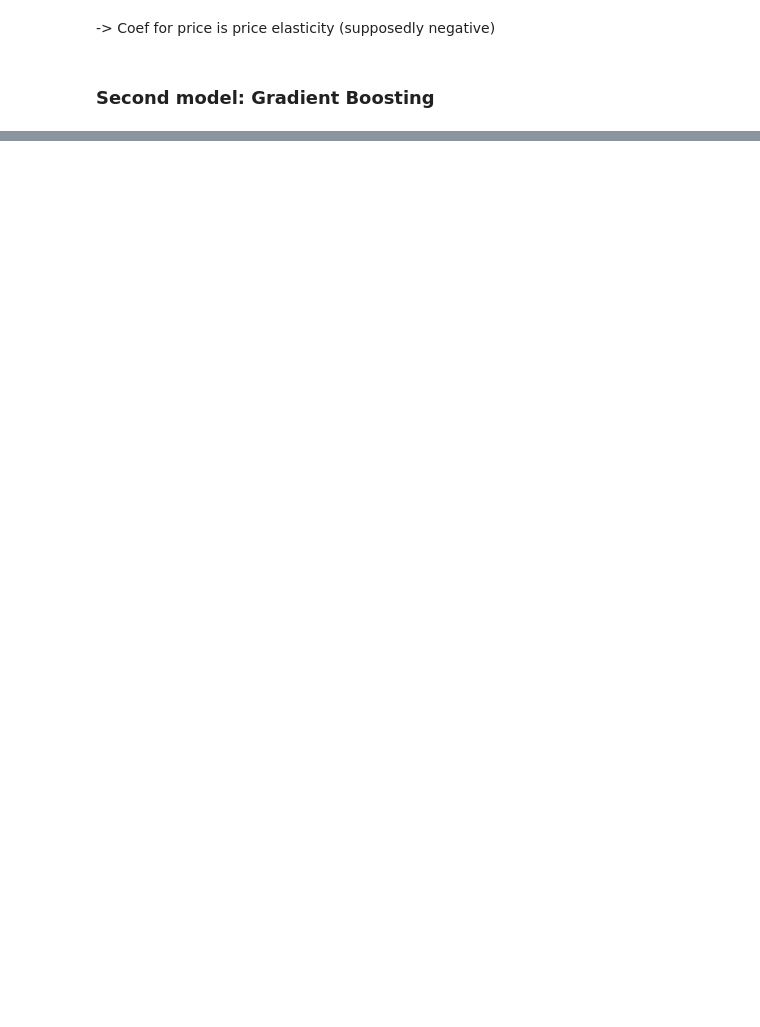
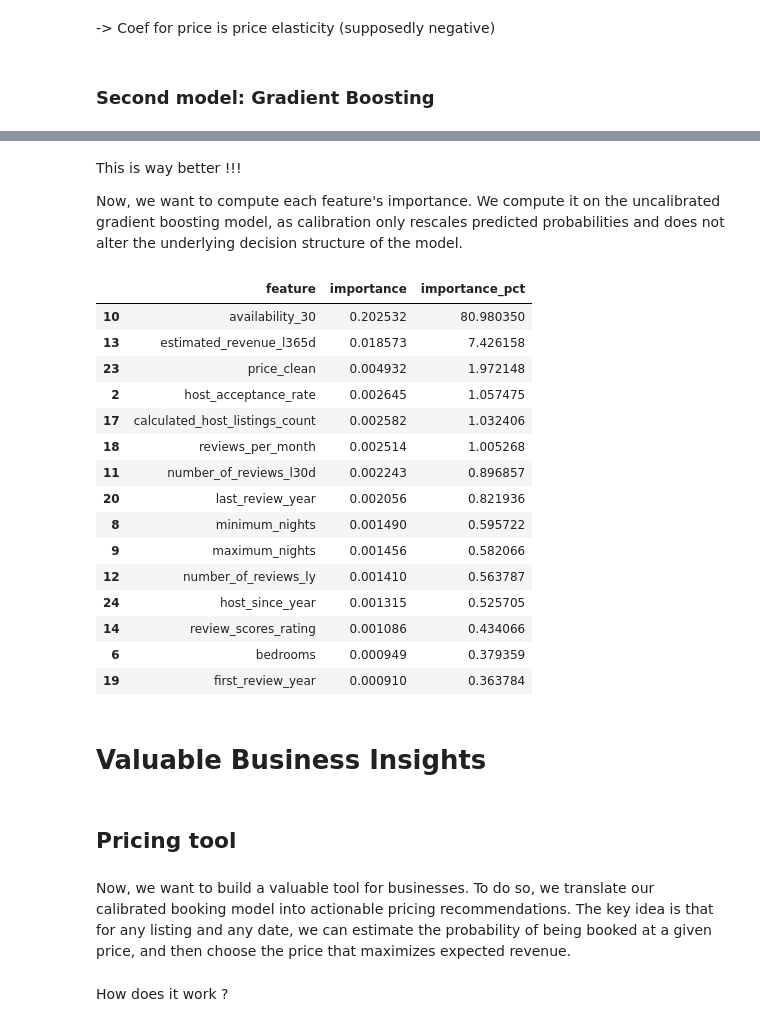
Before and after one commit to elisemyr/project_business_data_science, a Jupyter notebook: Business Data Science Project Airbnb.ipynb, the cells around one changed output, grey strips where cells are left out. Cells and saved outputs as stored; diff of their text form; code cells hidden in the pictures; blank space fills up the shorter version.

```diff
--- a/Business Data Science Project Airbnb.ipynb
+++ b/Business Data Science Project Airbnb.ipynb
@@ -1127,0 +1546,17 @@ print("R²:", r2_score(y_test, y_pred_gbr))
+# %%
+#Train base model
+base_hgb = HistGradientBoostingClassifier(
+    loss="log_loss",
+    learning_rate=0.08,
+    max_depth=8,
+    max_leaf_nodes=63,
+    min_samples_leaf=50,
+    l2_regularization=0.1,
+    max_bins=255,
+    early_stopping=True,
+    validation_fraction=0.05,
+    n_iter_no_change=10,
+    random_state=42
+)
+
+base_hgb.fit(X_train, y_train)
@@ -1127,0 +1615,58 @@ print("R²:", r2_score(y_test, y_pred_gbr))
+# %% [markdown]
+This is way better !!!
+
+Now, we want to compute each feature's importance.
+We compute it  on the uncalibrated gradient boosting model, as calibration only rescales predicted probabilities and does not alter the underlying decision structure of the model.
+# %%
+# sample to speed up
+np.random.seed(42)
+sample_idx = np.random.choice(X_test.index, size=200_000, replace=False)
+
+X_test_s = X_test.loc[sample_idx]
+y_test_s = y_test.loc[sample_idx]
+
+perm = permutation_importance(
+    base_hgb,                 # uncalibrated model
+    X_test_s,
+    y_test_s,
+    n_repeats=3,
+    scoring="roc_auc",
+    random_state=42,
+    n_jobs=-1
+)
+
+imp = (
+    pd.DataFrame({
+        "feature": X_test.columns,
+        "importance": perm.importances_mean
+    })
+    .sort_values("importance", ascending=False)
+)
+imp["importance_pct"] = imp["importance"] / imp["importance"].sum() * 100
+imp.head(15)
+# %% [output]
+|  | feature | importance | importance_pct |
+| 10 | availability_30 | 0.202532 | 80.980350 |
+| 13 | estimated_revenue_l365d | 0.018573 | 7.426158 |
+| 23 | price_clean | 0.004932 | 1.972148 |
+| 2 | host_acceptance_rate | 0.002645 | 1.057475 |
+| 17 | calculated_host_listings_count | 0.002582 | 1.032406 |
+| 18 | reviews_per_month | 0.002514 | 1.005268 |
+| 11 | number_of_reviews_l30d | 0.002243 | 0.896857 |
+| 20 | last_review_year | 0.002056 | 0.821936 |
+| 8 | minimum_nights | 0.001490 | 0.595722 |
+| 9 | maximum_nights | 0.001456 | 0.582066 |
+| 12 | number_of_reviews_ly | 0.001410 | 0.563787 |
+| 24 | host_since_year | 0.001315 | 0.525705 |
+| 14 | review_scores_rating | 0.001086 | 0.434066 |
+| 6 | bedrooms | 0.000949 | 0.379359 |
+| 19 | first_review_year | 0.000910 | 0.363784 |
+# %% [markdown]
+# Valuable Business Insights
+# %% [markdown]
+## Pricing tool
+# %% [markdown]
+Now, we want to build a valuable tool for businesses. To do so, we translate our calibrated booking model into actionable pricing recommendations.
+The key idea is that for any listing and any date, we can estimate the probability of being booked at a given price, and then choose the price that maximizes expected revenue.
+# %% [markdown]
+How does it work ?
```
Also changed, not shown: parts of 174 cells of this notebook, 1 other file.
